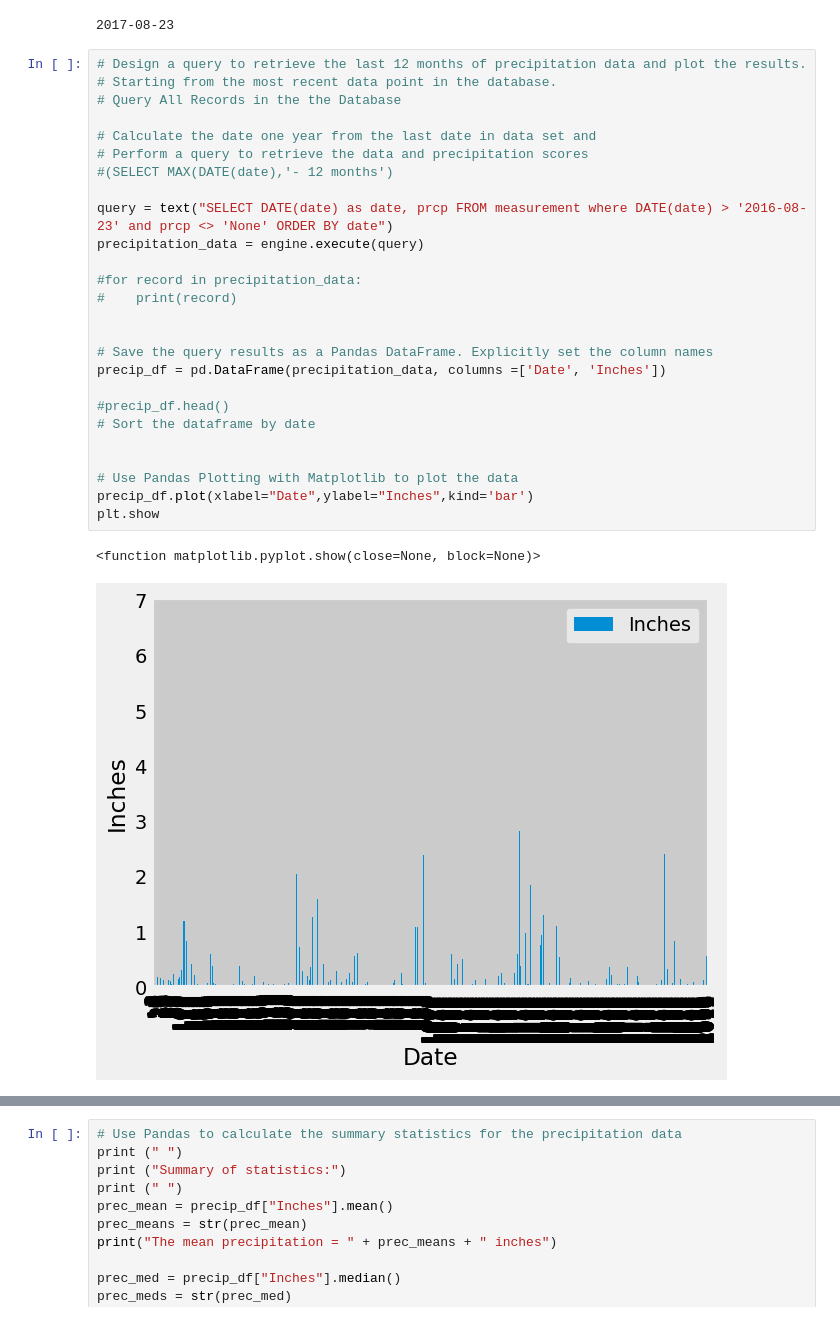
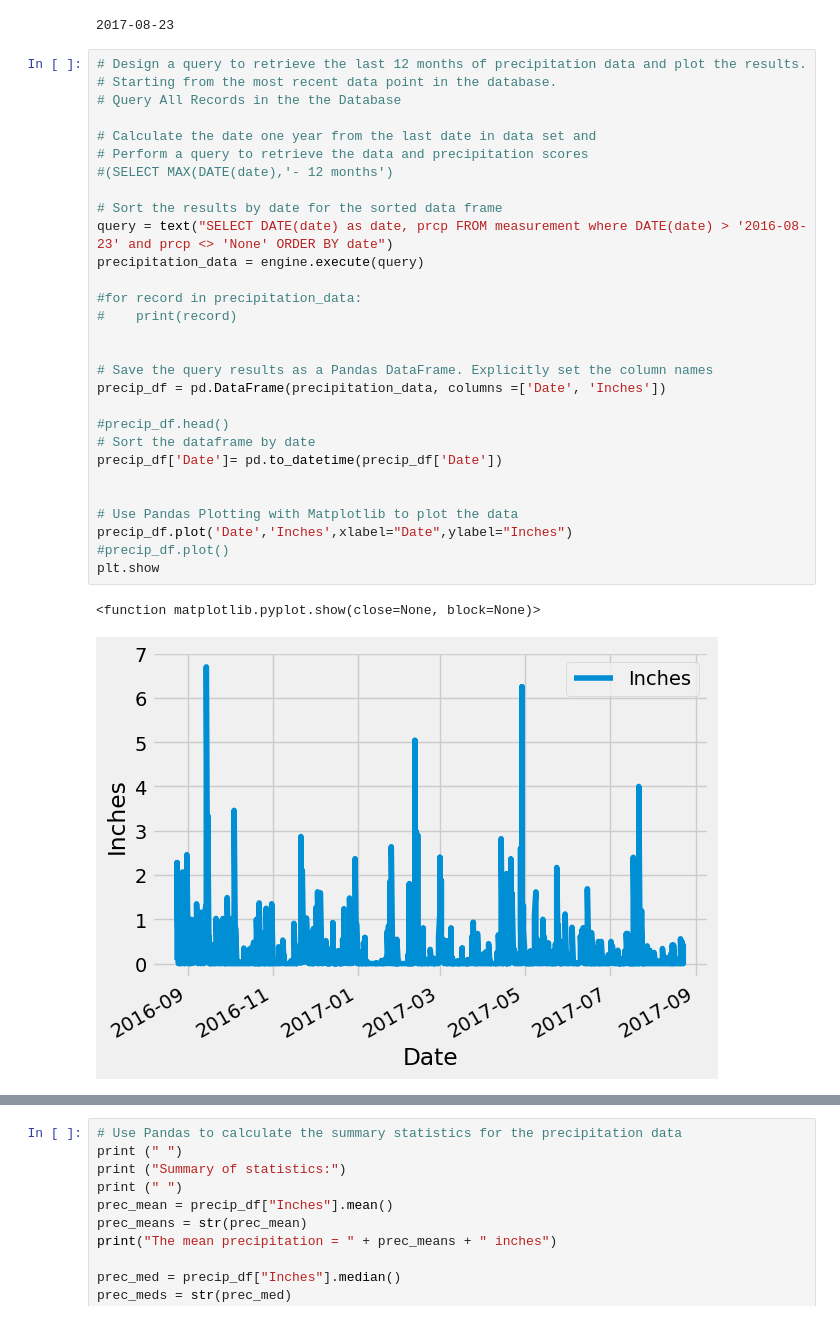
Before and after one commit to PapaKLK/sqlalchemy-challenge, a Jupyter notebook: SurfsUp/climate_surfsup_app.ipynb, the cells around one changed output, grey strips where cells are left out. Drawn from its saved outputs; the diff is of its cells as text.

```diff
--- a/SurfsUp/climate_surfsup_app.ipynb
+++ b/SurfsUp/climate_surfsup_app.ipynb
@@ -152,29 +152,32 @@ for row in session.query(func.max(measurement_class.date)).first():
 # %%
 # Design a query to retrieve the last 12 months of precipitation data and plot the results.
 # Starting from the most recent data point in the database.
 # Query All Records in the the Database
 
 # Calculate the date one year from the last date in data set and
 # Perform a query to retrieve the data and precipitation scores
 #(SELECT MAX(DATE(date),'- 12 months')
 
+# Sort the results by date for the sorted data frame
 query = text("SELECT DATE(date) as date, prcp FROM measurement where DATE(date) > '2016-08-23' and prcp <> 'None' ORDER BY date")
 precipitation_data = engine.execute(query)
 
 #for record in precipitation_data:
 #    print(record)
 
 
 # Save the query results as a Pandas DataFrame. Explicitly set the column names
 precip_df = pd.DataFrame(precipitation_data, columns =['Date', 'Inches'])
 
 #precip_df.head()
 # Sort the dataframe by date
+precip_df['Date']= pd.to_datetime(precip_df['Date'])
 
 
 # Use Pandas Plotting with Matplotlib to plot the data
-precip_df.plot(xlabel="Date",ylabel="Inches",kind='bar')
+precip_df.plot('Date','Inches',xlabel="Date",ylabel="Inches")
+#precip_df.plot()
 plt.show
 # %% [output]
 <function matplotlib.pyplot.show(close=None, block=None)>
-[figure, old version]
+[figure, new version]
```
Also changed, not shown: parts of 5 cells of this notebook, 1 other file.
